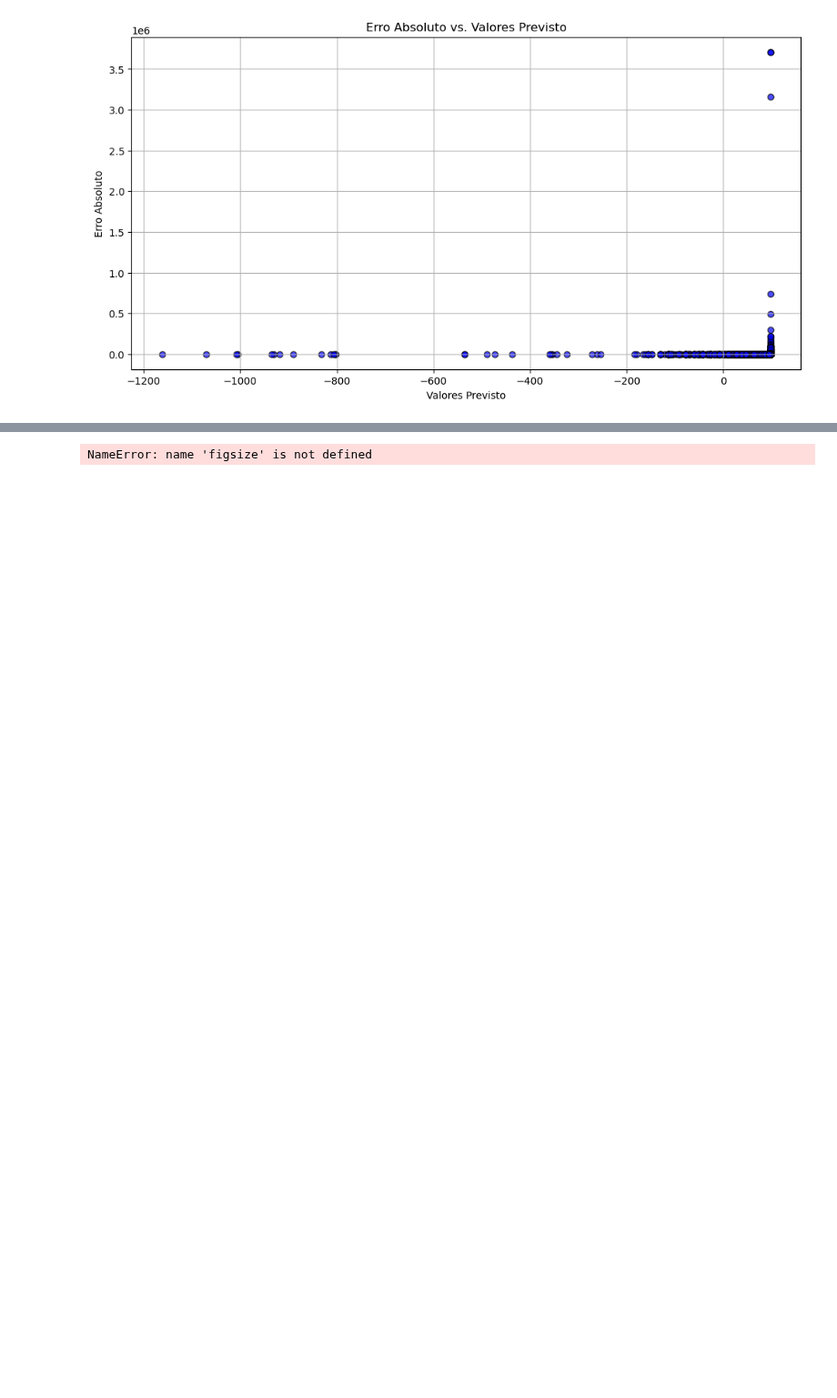
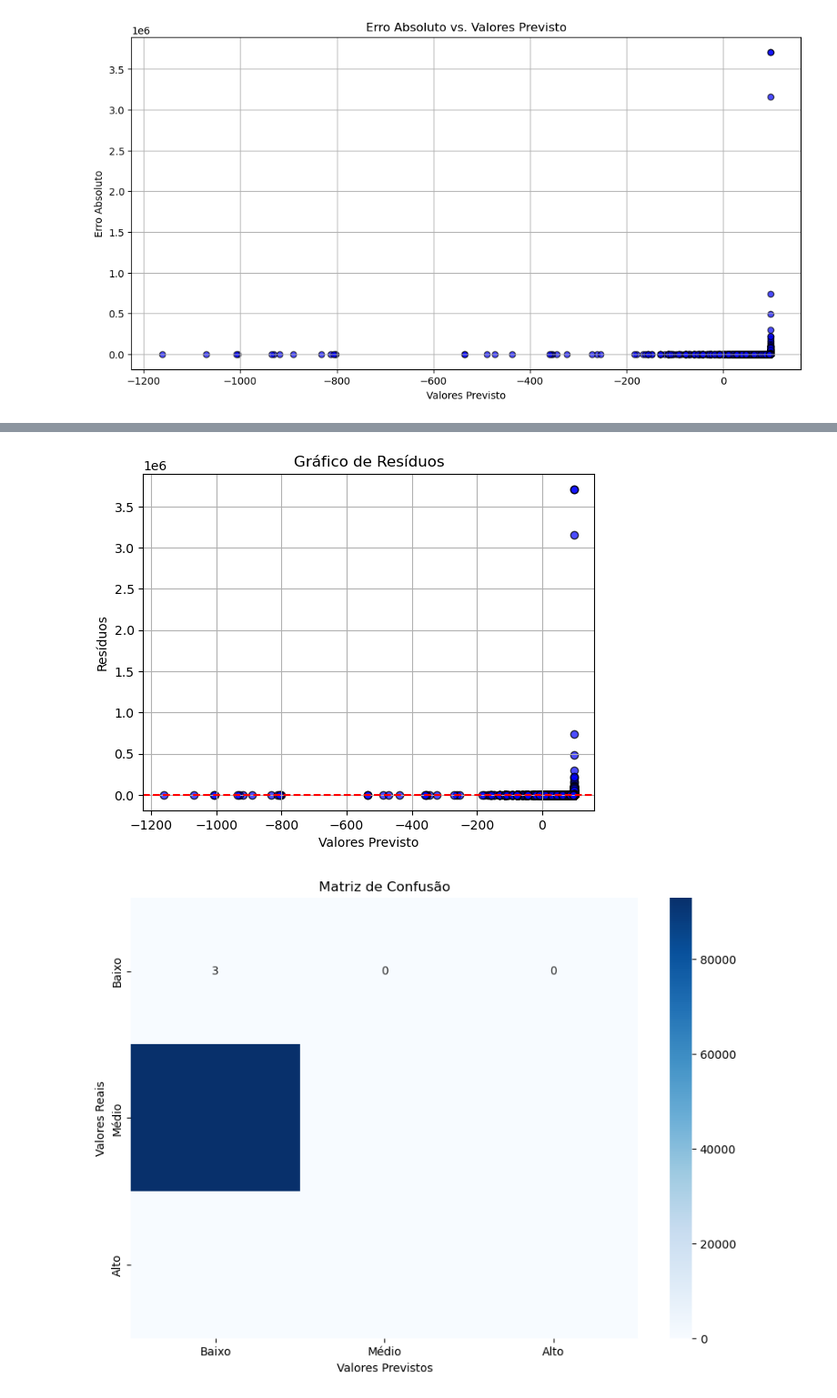
Before and after one commit to eltongaspar/python, a Jupyter notebook: LM - Testes.ipynb, the cells around one changed output, grey strips where cells are left out. Shown at 91% size. Cells and saved outputs as stored; diff of their text form; code cells hidden in the pictures; blank space fills up the shorter version.

```diff
--- a/LM - Testes.ipynb
+++ b/LM - Testes.ipynb
@@ -185,7 +185,7 @@ plt.show()
 # Gráfico de Resíduos
 residuals = y_test - predictions
 
-plt.figure(figsize(12, 6))
+#plt.figure(figsize(12, 6))
 plt.scatter(predictions, residuals, color='blue', edgecolor='k', alpha=0.7)
 plt.axhline(y=0, color='red', linestyle='--')
 plt.xlabel('Valores Previsto')
@@ -193,6 +193,26 @@ plt.ylabel('Resíduos')
 plt.title('Gráfico de Resíduos')
 plt.grid(True)
 plt.show()
+
+
+from sklearn.metrics import confusion_matrix
+
+# Transformar as previsões e os valores reais em categorias (exemplo simples)
+y_test_class = pd.cut(y_test, bins=3, labels=["Baixo", "Médio", "Alto"])
+predictions_class = pd.cut(predictions, bins=3, labels=["Baixo", "Médio", "Alto"])
+
+# Criar a matriz de confusão
+cm = confusion_matrix(y_test_class, predictions_class)
+
+# Plotar a matriz de confusão
+plt.figure(figsize=(10, 7))
+sns.heatmap(cm, annot=True, fmt='d', cmap='Blues', xticklabels=["Baixo", "Médio", "Alto"], yticklabels=["Baixo", "Médio", "Alto"])
+plt.xlabel('Valores Previstos')
+plt.ylabel('Valores Reais')
+plt.title('Matriz de Confusão')
+plt.show()
+
+
 
 # Histograma dos Resíduos
 plt.figure(figsize=(12, 6))
@@ -204,31 +224,32 @@ plt.grid(True)
 plt.show()
 
 # Gráfico de Erros Absolutos vs. Valores Previsto
 abs_errors = abs(residuals)
 
 plt.figure(figsize=(12, 6))
 plt.scatter(predictions, abs_errors, color='blue', edgecolor='k', alpha=0.7)
 plt.xlabel('Valores Previsto')
 plt.ylabel('Erro Absoluto')
 plt.title('Erro Absoluto vs. Valores Previsto')
 plt.grid(True)
 plt.show()
 # %% [output]
 Epoch 1/10 - Erro Médio Quadrático: 416335047.4833345
 Epoch 2/10 - Erro Médio Quadrático: 416335047.4833345
 Epoch 3/10 - Erro Médio Quadrático: 416335047.4833345
 Epoch 4/10 - Erro Médio Quadrático: 416335047.4833345
 Epoch 5/10 - Erro Médio Quadrático: 416335047.4833345
 Epoch 6/10 - Erro Médio Quadrático: 416335047.4833345
 Epoch 7/10 - Erro Médio Quadrático: 416335047.4833345
 Epoch 8/10 - Erro Médio Quadrático: 416335047.4833345
 Epoch 9/10 - Erro Médio Quadrático: 416335047.4833345
 Epoch 10/10 - Erro Médio Quadrático: 416335047.4833345
 
 Erro Médio Absoluto: 262.7340349994232
 R^2: -1.4675248742879177e-05
 Coeficiente: [-0.00176011]
 Intercepto: 98.00338798322996
 [figure]
 [figure]
-NameError: name 'figsize' is not defined
+[figure, added]
+[figure, added]
```
Also changed, not shown: parts of 1 cell of this notebook.
